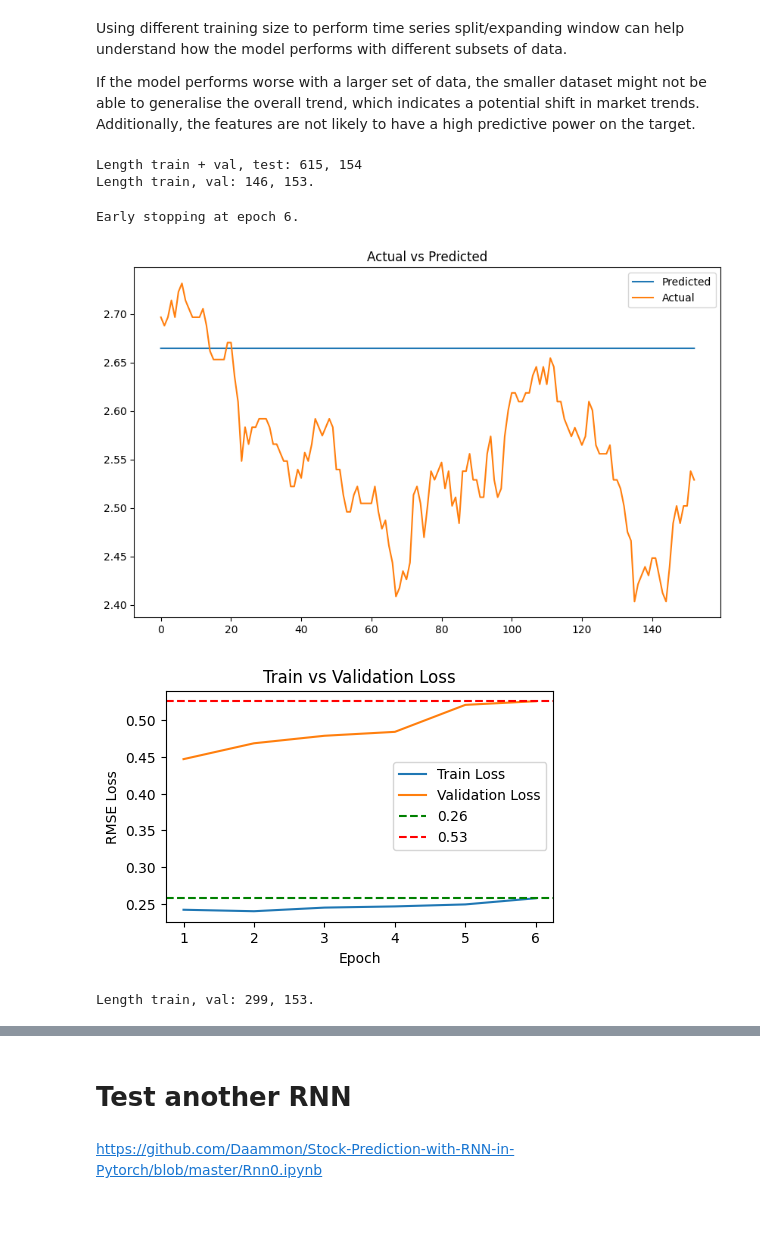
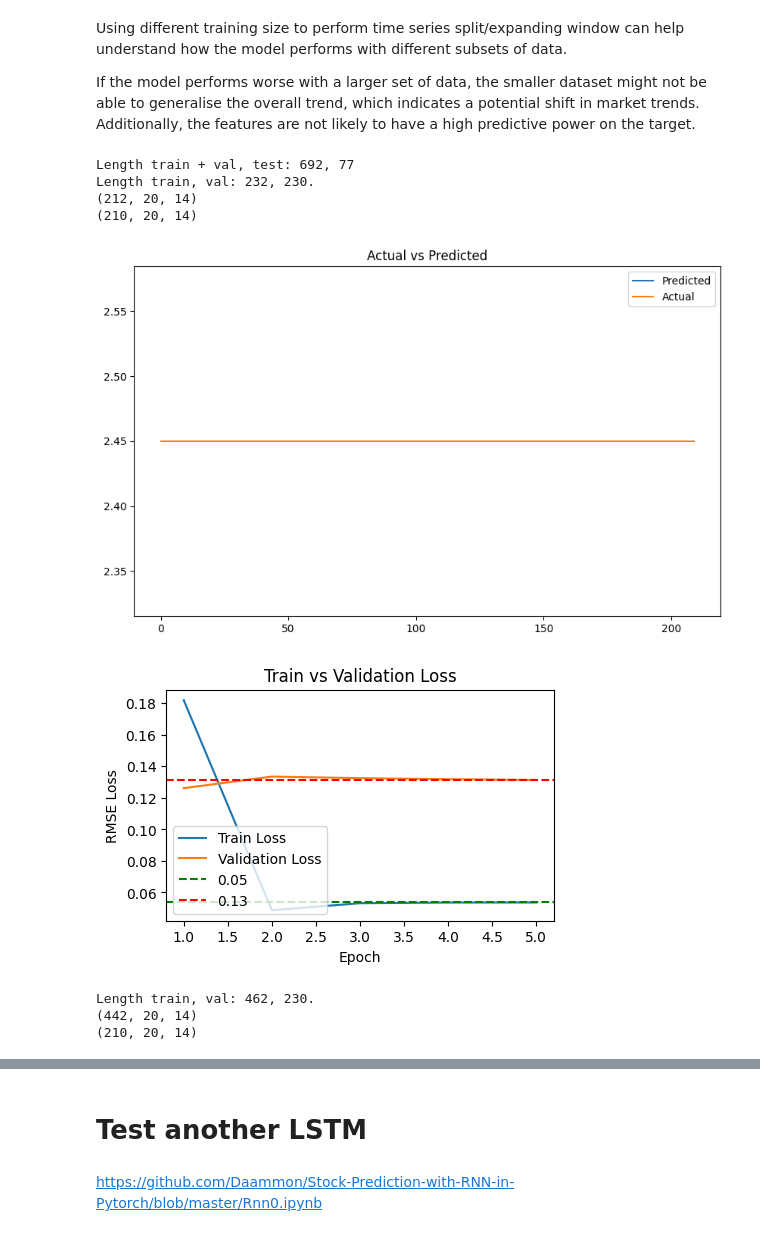
Before and after one commit to yiqwan/stock-forecast-with-nn, a Jupyter notebook: notebooks/yq.ipynb, the cells around one changed output, grey strips where cells are left out. Saved outputs shown, nothing was run; the diff lists cells and outputs as text; code cells hidden in the pictures.

```diff
--- a/notebooks/yq.ipynb
+++ b/notebooks/yq.ipynb
@@ -337,7 +340,7 @@ class RNN(nn.Module):
             num_layers=self.num_layers, # Dropout has no effect on single hidden layer
             nonlinearity='tanh', # or relu
             bias=True,
-            batch_first=False,
+            batch_first=True,
             dropout=0.2,
             bidirectional=self.bidir, # Can be True for NLP, but will introduce lookahead bias for stock
         )
@@ -370,7 +373,7 @@ class LSTM(nn.Module):
             hidden_size=self.hidden_size,
             num_layers=self.num_layers, # Dropout has no effect on single hidden layer
             bias=True,
-            batch_first=False,
+            batch_first=True,
             dropout=0.2,
             bidirectional=self.bidir, # Can be True for NLP, but will introduce lookahead bias for stock
         )
@@ -384,10 +387,13 @@ class LSTM(nn.Module):
 
     # Must override the parent class's forward method
     def forward(self, x):
-        lstm_out, _ = self.lstm(x)
+        # Need to pass in states
+        # lstm_out, (h_state, c_state) = self.lstm(x, (h_state, c_state))
 
         # print(rnn_out.shape) # [batch_size, features]
-        return self.fc(lstm_out)
+        # return self.fc(lstm_out[:, -1, :]), (h_state, c_state)
+        lstm_out, _ = self.lstm(x)
+        return self.fc(lstm_out[:, -1, :])
 # %%
 from collections import defaultdict
 from sklearn.metrics import root_mean_squared_error
@@ -621,60 +631,70 @@ in market trends. Additionally, the features are not likely to have a high predi
 power on the target.
 # %%
 device = torch.device('mps') # torch.device('cpu')
-n_splits = 3
-split_idx = int(len(df2) * 0.8)
+n_splits = 2
+split_idx = int(len(df2) * 0.9)
 scaler_type = 'minmax' # Standard scaler does not provide good results
 batch_size = 1 # Larger batch size takes longer to converge, tried 64 and 32
+seq_len = 20
 shuffle = False
 
 # FIXME: Assess the model on different sets and use the best one
 # TODO: Gap
-tscv = TimeSeriesSplit(n_splits=n_splits, gap=10)
+tscv = TimeSeriesSplit(n_splits=n_splits, gap=0)
 
 # TODO: Assess the models
 # Now do CV for assessing robustness, but later on, the train and validation should
 # Choose the best model/just go according to the sequential split
 print(f"Length train + val, test: {split_idx}, {len(df2) - split_idx}")
 for train_idx, val_idx in tscv.split(X.iloc[:split_idx]):
     print(f"Length train, val: {len(train_idx)}, {len(val_idx)}.")
     X_train, X_val = X.iloc[train_idx], X.iloc[val_idx]
     y_train, y_val = y.iloc[train_idx], y.iloc[val_idx]
 
-    scaler_x, scaler_y = Scaler(type=scaler_type), Scaler(type=scaler_type)
-    X_train_scaled, X_val_scaled = scaler_x.scale_fit_transform(train=X_train, val=X_val)
-    y_train_scaled, y_val_scaled = scaler_y.scale_fit_transform(
-        train=np.reshape(y_train, (-1, 1)),
-        val=np.reshape(y_val, (-1, 1)))
+    # scaler_x, scaler_y = Scaler(type=scaler_type), Scaler(type=scaler_type)
+    # X_train_scaled, X_val_scaled = scaler_x.scale_fit_transform(train=X_train, val=X_val)
+    # y_train_scaled, y_val_scaled = scaler_y.scale_fit_transform(
+    #     train=np.reshape(y_train, (-1, 1)),
+    #     val=np.reshape(y_val, (-1, 1)))
 
-    train_dataloader = load_data(X=X_train_scaled, y=y_train_scaled, batch_size=batch_size, shuffle=shuffle)
-    val_dataloader = load_data(X=X_val_scaled, y=y_val_scaled, batch_size=batch_size, shuffle=shuffle)
+    # train_dataloader = load_data(X=load_sequence(X_train_scaled, seq_len=seq_len),
+    #                              y=y_train_scaled[:-seq_len], batch_size=batch_size, shuffle=shuffle)
+    # val_dataloader = load_data(X=load_sequence(X_val_scaled, seq_len=seq_len),
+    #                            y=y_val_scaled[:-seq_len], batch_size=batch_size, shuffle=shuffle)
 
+    train_dataloader = load_data(X=load_sequence(X_train, seq_len=seq_len),
+                                 y=y_train[:-seq_len], batch_size=batch_size, shuffle=shuffle)
+    val_dataloader = load_data(X=load_sequence(X_val, seq_len=seq_len),
+                               y=y_val[:-seq_len], batch_size=batch_size, shuffle=shuffle)
     kwargs = {
         'input_size': X.shape[-1],
         'hidden_size': 128 , # 64 and 128 have weird spikes at the end
         'num_layers': 8,
         'train_dataloader': train_dataloader,
-        'val_dataloader': val_dataloader,
-        'scaler_y': scaler_y,
+        'val_dataloader': val_dataloader
+        #'scaler_y': scaler_y
 
     }
     # lr 0.1 is too high, will fluctuate at the end
     # FIXME: Edit n_epoch
-    model = custom_model(type='RNN', lr=0.0001, n_epoch=100, device=DEVICE, **kwargs) # It's wrong to write kwargs=kwargs
+    # model = custom_model(type='RNN', lr=0.0001, n_epoch=100, device=DEVICE, **kwargs) # It's wrong to write kwargs=kwargs
+    # model.fit()
+    # model.plot_loss()
+
+    model = custom_model(type='LSTM', lr=0.005, n_epoch=5, device=DEVICE, **kwargs) # It's wrong to write kwargs=kwargs
     model.fit()
     model.plot_loss()
-
-    # model = custom_model(type='LSTM', lr=0.05, n_epoch=100, device=device, **kwargs) # It's wrong to write kwargs=kwargs
-    # model.fit()
-    # model.plot_loss()
 
 # Use the last model with all the training and validation data
 test_model = model
 X_test, y_test = X.iloc[split_idx:], y.iloc[split_idx:]
 # %% [output]
-Length train + val, test: 615, 154
-Length train, val: 146, 153.
+Length train + val, test: 692, 77
+Length train, val: 232, 230.
+(212, 20, 14)
+(210, 20, 14)
-Early stopping at epoch 6.
-[figure, old version]
+[figure, new version]
-[figure, old version]
+[figure, new version]
-Length train, val: 299, 153.
+Length train, val: 462, 230.
+(442, 20, 14)
+(210, 20, 14)
@@ -681,5 +703,5 @@ Length train, val: 299, 153.
 # %% [markdown]
-# Test another RNN
+# Test another LSTM
 # %% [markdown]
 https://github.com/Daammon/Stock-Prediction-with-RNN-in-Pytorch/blob/master/Rnn0.ipynb
 # %%
```
Also changed, not shown: parts of 11 cells of this notebook.
